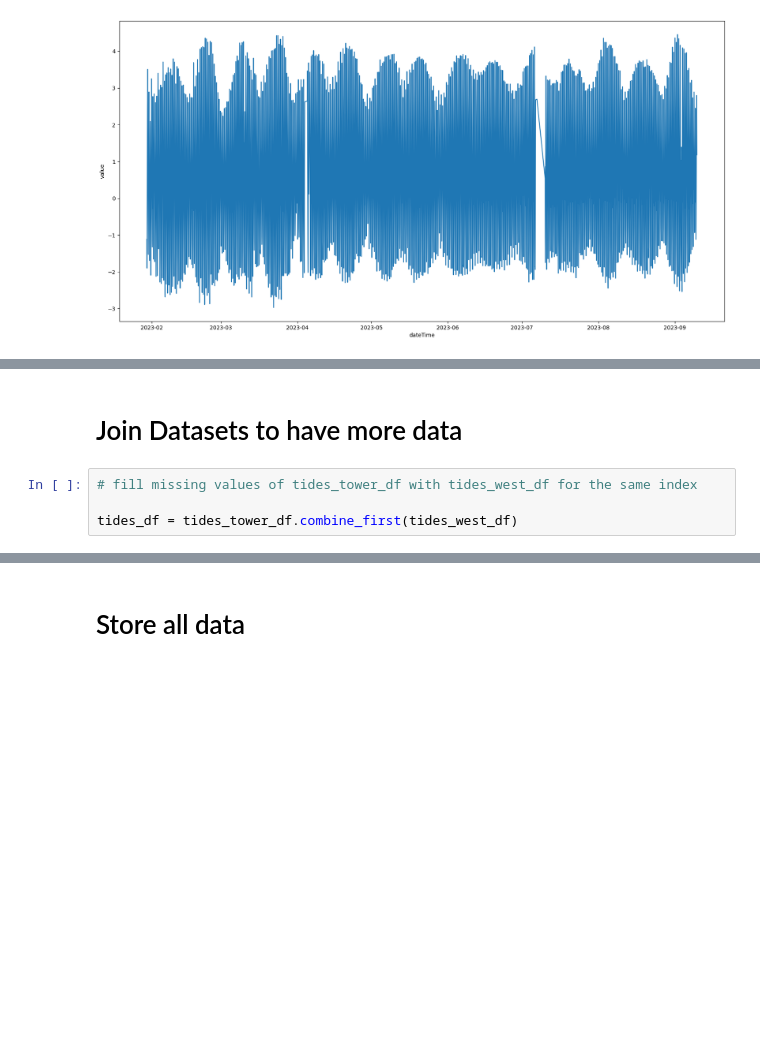
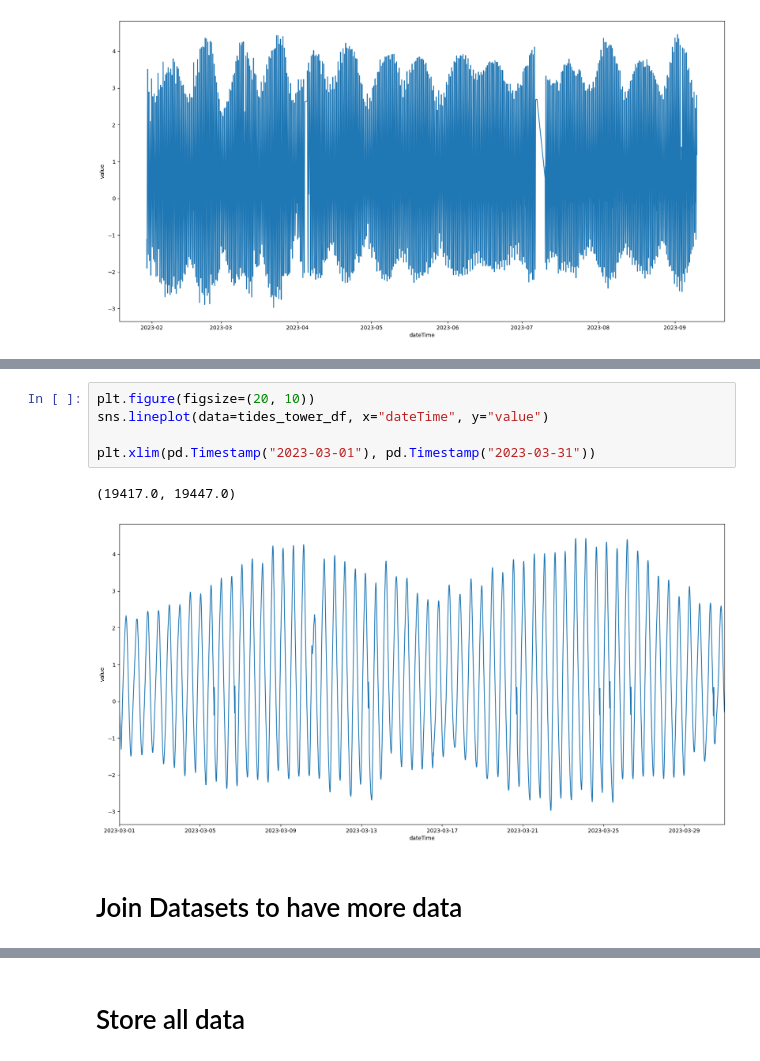
Before and after one commit to MassimilianoArca/Thames-Ecoli, a Jupyter notebook: thames/data_preprocessing/tides.ipynb, the cells around one changed output, grey strips where cells are left out. Drawn from its saved outputs; the diff is of its cells as text; blank space fills up the shorter version.

```diff
--- a/thames/data_preprocessing/tides.ipynb
+++ b/thames/data_preprocessing/tides.ipynb
@@ -136,6 +156,10 @@ sns.lineplot(data=tides_tower_df, x=tides_tower_df.index, y="value")
+# %%
+plt.figure(figsize=(20, 10))
+sns.lineplot(data=tides_tower_df, x="dateTime", y="value")
+
+plt.xlim(pd.Timestamp("2023-03-01"), pd.Timestamp("2023-03-31"))
+# %% [output]
+(19417.0, 19447.0)
+[figure, added]
 # %% [markdown]
 # Join Datasets to have more data
-# %%
-# fill missing values of tides_tower_df with tides_west_df for the same index
-
-tides_df = tides_tower_df.combine_first(tides_west_df)
```
Also changed, not shown: parts of 19 cells of this notebook, 22 other files.
